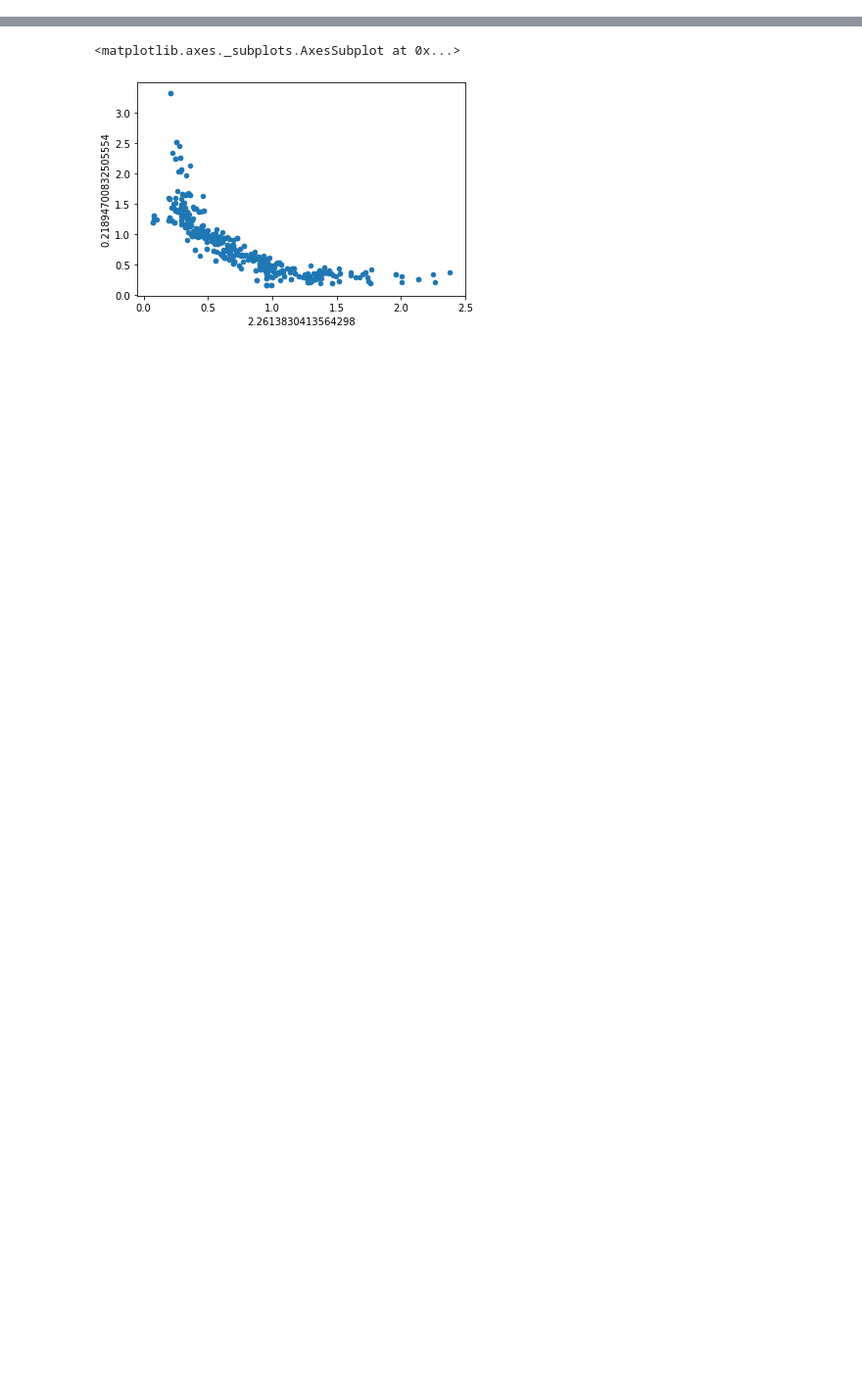
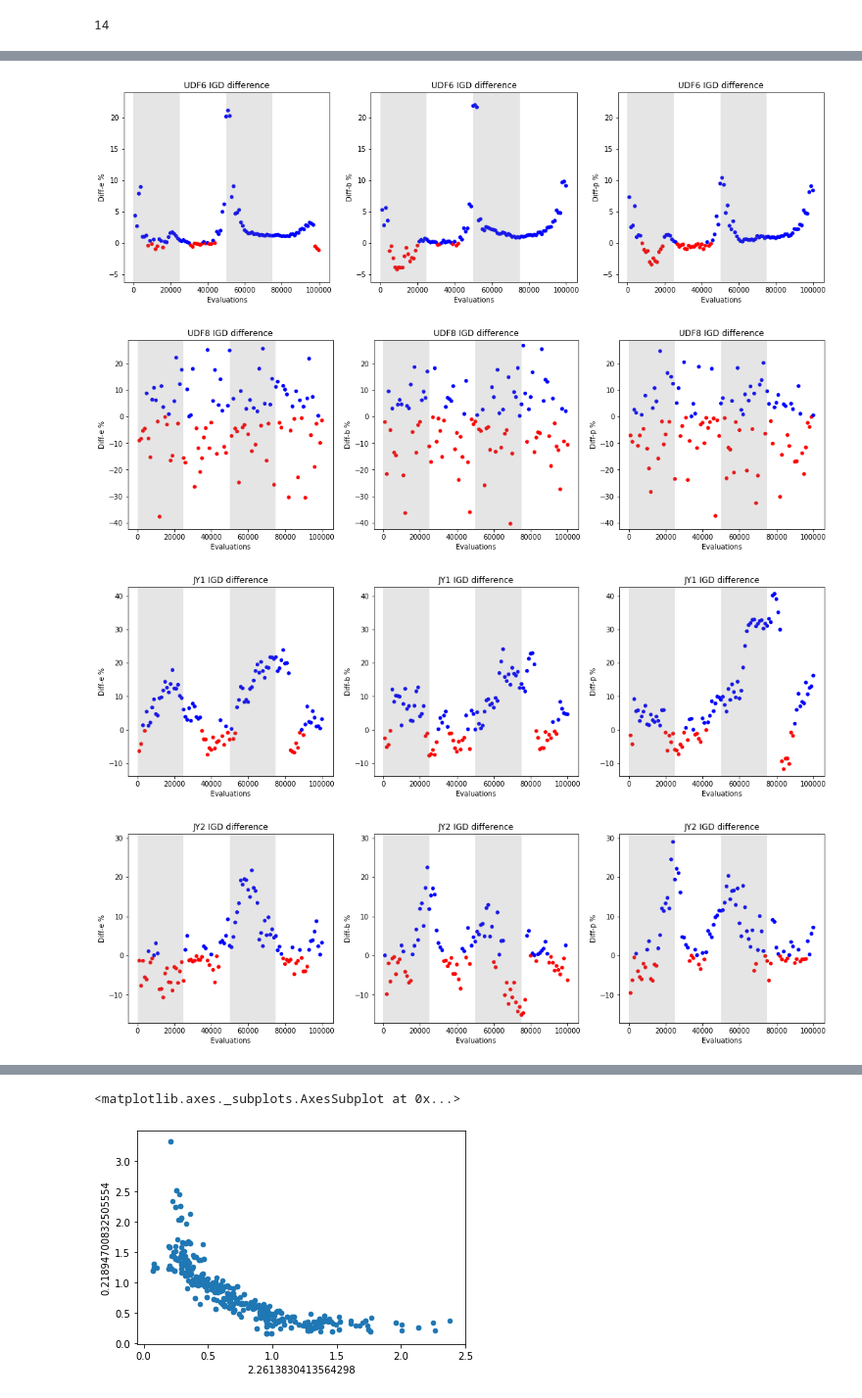
Before and after one commit to 12yuens2/cmlsga-jmetalpy, a Jupyter notebook: igd.ipynb, the cells around one changed output, grey strips where cells are left out. Shown at 98% size. Drawn from its saved outputs; the diff is of its cells as text; code cells hidden in the pictures; blank space fills up the shorter version.

```diff
--- a/igd.ipynb
+++ b/igd.ipynb
@@ -69,5 +287,7 @@ def generate_summary_from_experiment(input_dir, quality_indicators, problems, ev
 # %%
-import pandas as pd
+len(igd_df["Problem"].unique())
+# %% [output]
+14
 # %%
 def plot_pf(problem):
     pf = pd.read_csv("resources/reference_front/{}_time1.pf".format(problem), delimiter = "\t")
@@ -77,3 +297,6 @@ def plot_pf(problem):
     ax1 = pf.plot.scatter(x=0, y=1)
     ax2 = pf2.plot.scatter(x=0, y=1, ax=ax1)
     ax3 = pf3.plot.scatter(x=0, y=1, ax=ax1)
+# %%
+plot_difference(igd_df, ["Diff-e %", "Diff-b %", "Diff-p %"], problems_udf+problems_jy)
+# %% [output]
@@ -79,0 +308,4 @@ def plot_pf(problem):
+[figure, added]
+[figure, added]
+[figure, added]
+[figure, added]
```
Also changed, not shown: parts of 34 cells of this notebook.
